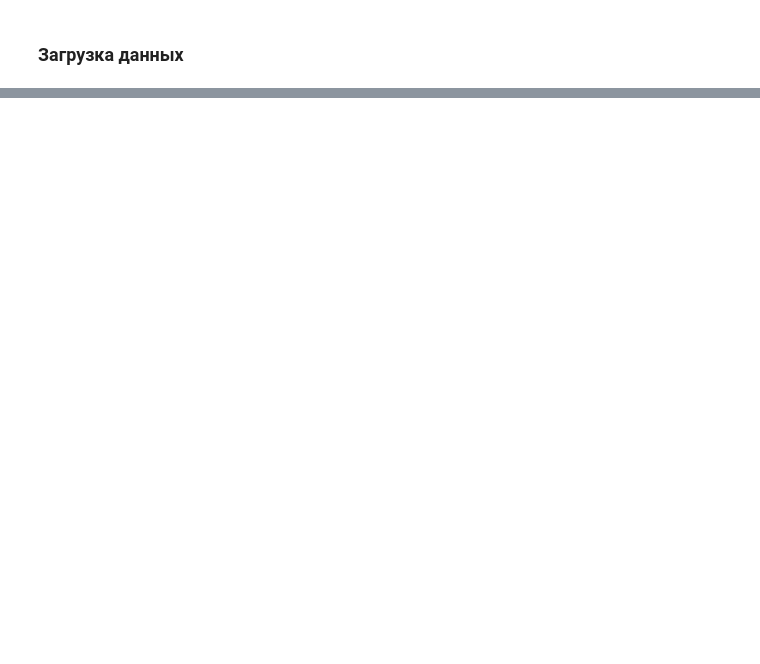
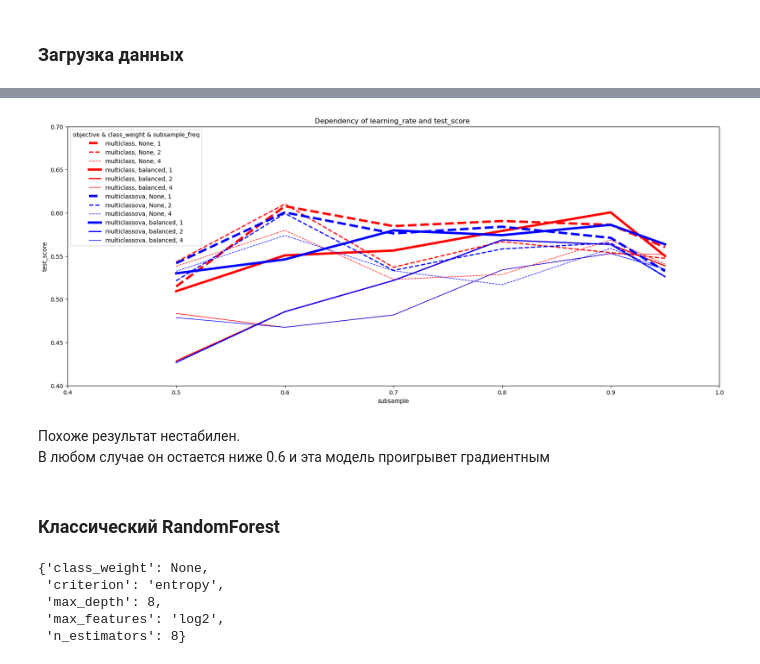
Before and after one commit to ltsipunov/w2_cefr_level, a Jupyter notebook: model.ipynb, the cells around one changed output, grey strips where cells are left out. Cells and saved outputs as stored; diff of their text form; code cells hidden in the pictures; blank space fills up the shorter version.

```diff
--- a/model.ipynb
+++ b/model.ipynb
@@ -334,0 +312,18 @@ p.draw()
+# %%
+warnings.filterwarnings('ignore')
+estimator = lgb.LGBMClassifier(objective='multiclass',max_features=None)
+param_grid = {
+    'boosting' :['rf'],
+    'subsample':[.5,.6,.7,.8,.9,.95],
+    'subsample_freq':[1,2,4],
+    'n_estimators': [8],
+    'max_depth':  [16],
+    'num_leaves': [199],
+    'class_weight': ['balanced',None],
+    'objective':['multiclass','multiclassova']
+}
+cbf = [lgb.log_evaluation(50)  ,lgb.early_stopping(5)]
+gs_rf = GridSearchCV(estimator, param_grid, cv=4,scoring= 'f1_weighted')
+gs_rf.fit(tr_X, tr_y, eval_set=[(tr_X, tr_y)],callbacks=cbf)
+gs_rf.cv_results_
+gs_rf.best_params_
@@ -334,0 +356,9 @@ p.draw()
+# %%
+p_rf = ResultPlot(x='subsample',through =['objective','class_weight','subsample_freq'],params= {
+    'features':  ['subsample','subsample_freq','class_weight','objective'],
+    'limits': {'subsample': (.4, 1), 'test_score': (0.4, 0.7)},
+    'title': 'Dependency of learning_rate and test_score ',
+    'figsize': (20, 8)
+    } )
+p_rf.add_result(gs_rf.cv_results_,'random_forest')
+p_rf.rf.sort_values(by='test_score',ascending=False).head(20)
@@ -334,0 +383,30 @@ p.draw()
+# %%
+p_rf.draw()
+# %% [output]
+[figure, added]
+# %% [markdown]
+Похоже результат нестабилен.
+В любом случае он остается ниже 0.6 и эта модель проигрывет градиентным
+# %% [markdown]
+### Классический RandomForest
+# %%
+warnings.filterwarnings('ignore')
+estimator = RandomForestClassifier()
+param_grid = {
+    'n_estimators': [8,16,32,64,128,256],
+    'max_depth':  [8],
+    'class_weight': ['balanced',None],
+    'max_features': ['sqrt','log2',None],
+    'criterion':['gini', 'entropy', 'log_loss']
+}
+cbf = [lgb.log_evaluation(50)  ,lgb.early_stopping(5)]
+gs_rf1 = GridSearchCV(estimator, param_grid, cv=4,scoring= 'f1_weighted')
+gs_rf1.fit(tr_X, tr_y)
+gs_rf1.cv_results_
+gs_rf1.best_params_
+# %% [output]
+{'class_weight': None,
+ 'criterion': 'entropy',
+ 'max_depth': 8,
+ 'max_features': 'log2',
+ 'n_estimators': 8}
```
Also changed, not shown: parts of 68 cells of this notebook, 4 other files.
